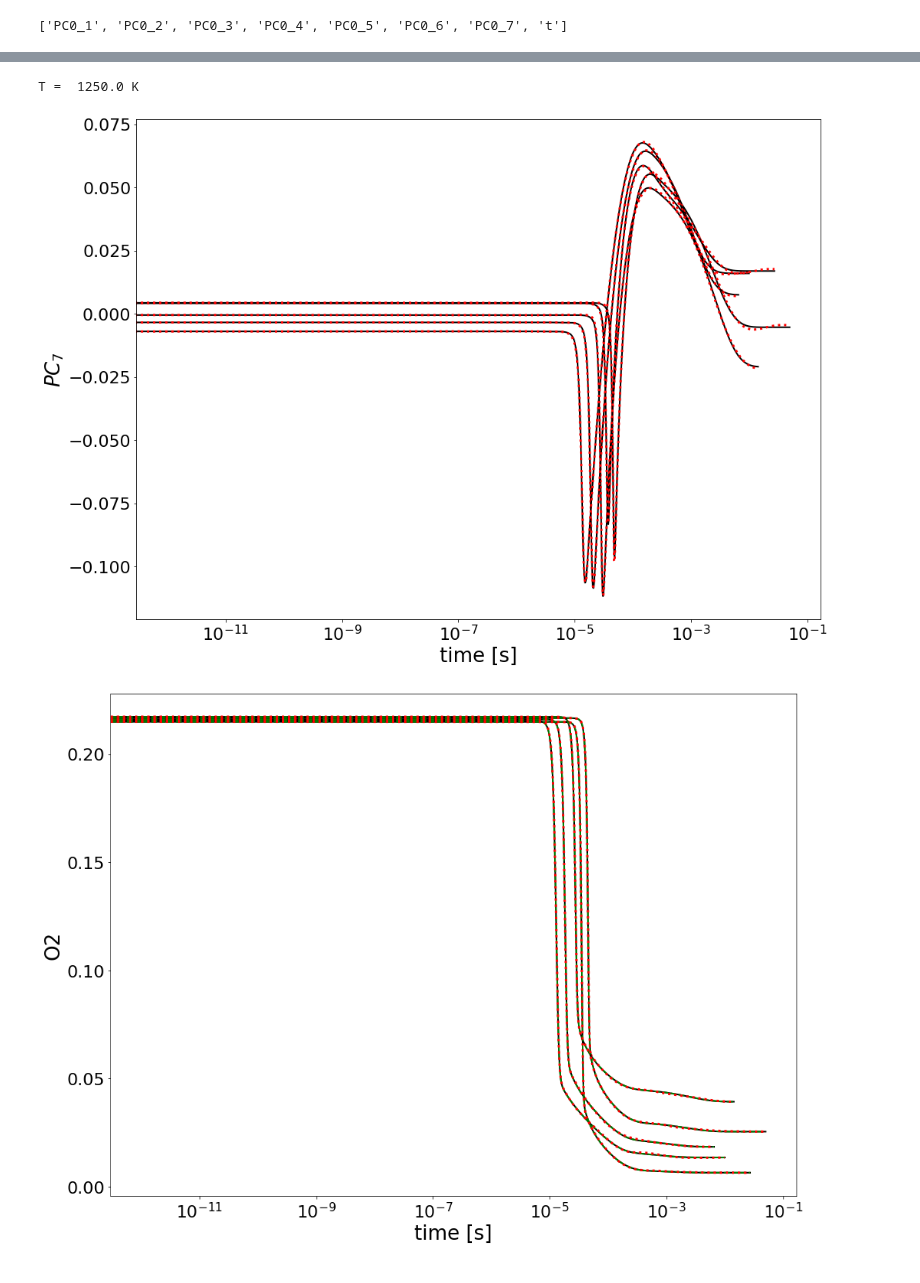
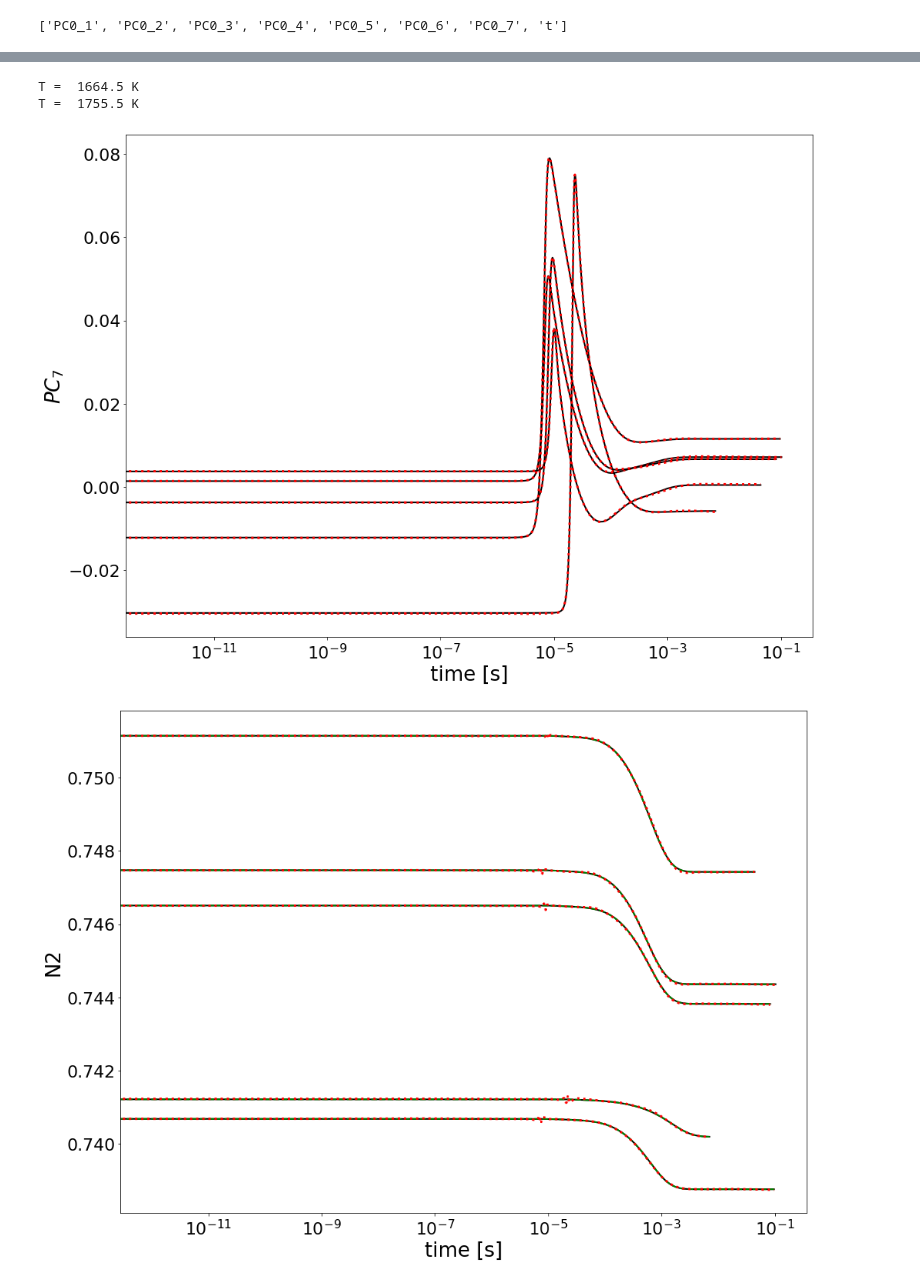
Before and after one commit to simoneventuri/ROMNet_, a Jupyter notebook: scripts/postprocessing/0DReactor/DeepONet/Predict_DeepONet.ipynb, the cells around one changed output, grey strips where cells are left out. Cells and saved outputs as stored; diff of their text form; code cells hidden in the pictures.

```diff
--- a/scripts/postprocessing/0DReactor/DeepONet/Predict_DeepONet.ipynb
+++ b/scripts/postprocessing/0DReactor/DeepONet/Predict_DeepONet.ipynb
@@ -22,19 +22,19 @@ import romnet                             as rmnt
 
 ROMNetFldr    = WORKSPACE_PATH + '/ROMNet/romnet/'
 
-OutputDir     = WORKSPACE_PATH+'/ROMNet/Data/0DReact_Isobaric_2000Cases_Diff/'
-TestDir       = WORKSPACE_PATH+'/ROMNet/Data/0DReact_Isobaric_2000Cases_Diff/'
+OutputDir     = WORKSPACE_PATH+'/ROMNet/Data/0DReact_Isobaric_1000Cases_Diff/'
+TestDir       = WORKSPACE_PATH+'/ROMNet/Data/0DReact_Isobaric_1000Cases_Diff/'
 
-PathToRunFld  = WORKSPACE_PATH + '/ROMNet/0DReact_Isobaric_2000Cases_Diff/DeepONet/Deterministic/Run_1/'
+PathToRunFld  = WORKSPACE_PATH + '/ROMNet/0DReact_Isobaric_1000Cases_Diff/DeepONet/Deterministic/Run_6/'
 #PathToRunFld  = WORKSPACE_PATH + '/ROMNet/0DReact_10Cases/DeepONet/MCDropOut/Run_1/'
 #PathToRunFld  = WORKSPACE_PATH + '/ROMNet/0DReact_10Cases/DeepONet/BayesByBackprop/Run_1/'
 
 DirDir        = OutputDir
 
-DirName       = 'test'
-CasesVec      = range(5)#[1,0,2]
-# DirName       = 'train'
-# CasesVec      = range(0,100,20)
+# DirName       = 'test'
+# CasesVec      = range(5)#[1,0,2]
+DirName       = 'train'
+CasesVec      = range(0,100,20)
 
 
 
@@ -149,7 +149,7 @@ InputVars
 # %%
 iPC      = 6
 
-VarOI    = 'O2'
+VarOI    = 'N2'
 
 if (POD_NAME == 'All'):
     jPC = iPC
@@ -187,7 +187,7 @@ for iTest in CasesVec:
 
     #####################################################################################################
     if (POD_NAME == 'All'):
-        FileName         = OutputDir+'/'+str(NVarsRed)+'PC/'+DirName+'/ext/PC.csv.'+str(iTest+1)
+        FileName         = OutputDir+'/'+str(NVarsRed)+'PC/train/ext/PC.csv.'+str(iTest+1)
         Data             = pd.read_csv(FileName, header=0)
         tVec             = np.maximum(Data['t'].to_numpy(), -1)#FixedMinVal)
         yPCA_Data        = Data[Vars].to_numpy()
@@ -293,3 +292,4 @@ T =  1500.0 K
-T =  1250.0 K
+T =  1664.5 K
+T =  1755.5 K
-[figure, old version]
+[figure, new version]
-[figure, old version]
+[figure, new version]
```
Also changed, not shown: parts of 18 cells of this notebook, 47 other files.
